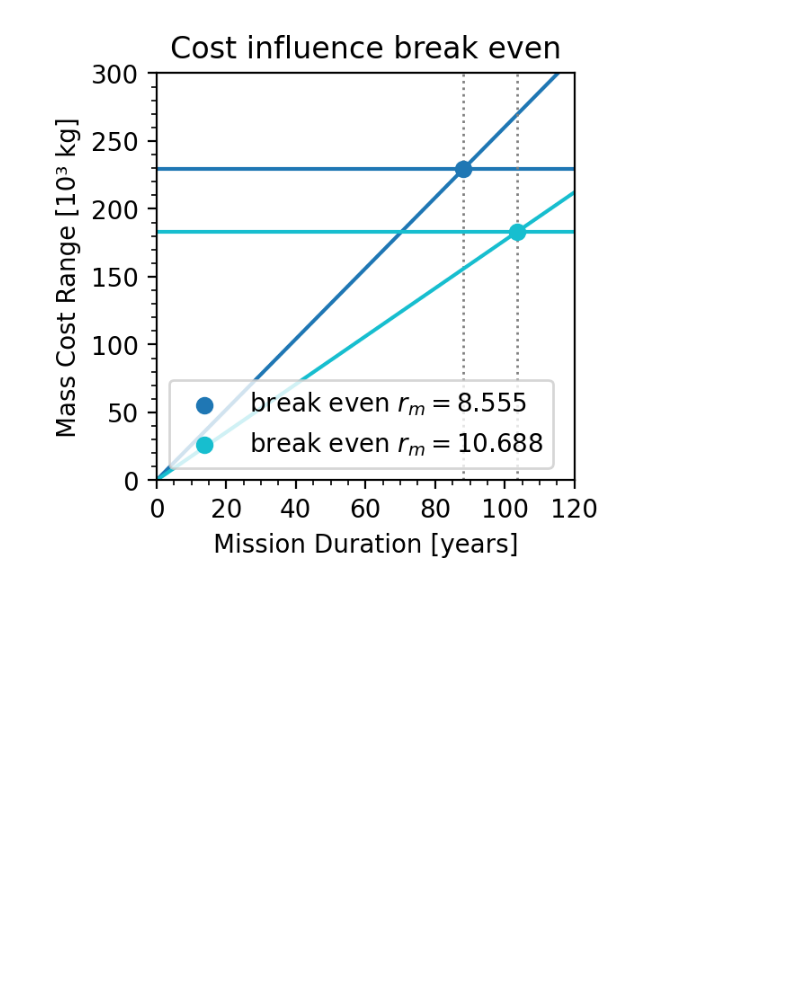
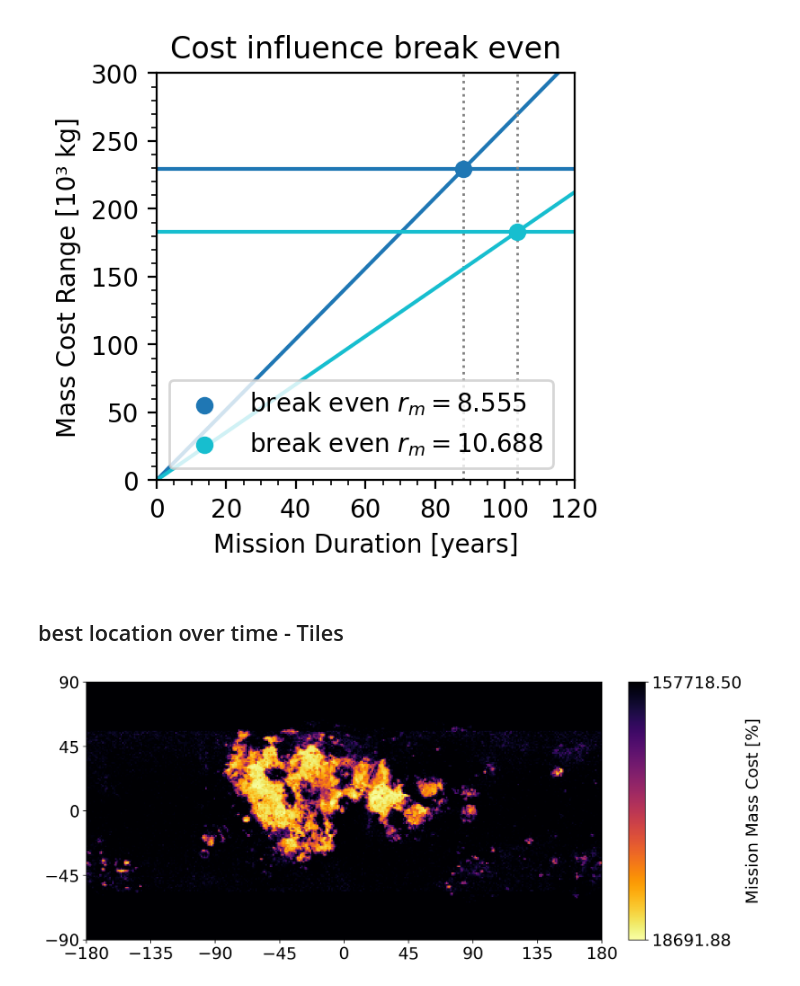
Before and after one commit to Sven-J-Steinert/10.3389-frspt.2024.1352213, a Jupyter notebook: C_Joined_model.ipynb, the cells around one changed output. Drawn from its saved outputs; the diff is of its cells as text; code cells hidden in the pictures; blank space fills up the shorter version.

Commit message:
best mission locations

```diff
--- a/C_Joined_model.ipynb
+++ b/C_Joined_model.ipynb
@@ -434,3 +291,5 @@ plt.show()
 # after 2080 years it has a higher influence range
 # %% [output]
 [figure]
+# %% [markdown]
+## best location over time - Tiles
@@ -436,0 +328,29 @@ plt.show()
+# %%
+# downsample into square tiles
+
+tile_size = 1 # [deg]
+
+Lat_res = int(180 / tile_size)
+Lon_res = int(360 / tile_size)
+dsize_tiles = (Lon_res,Lat_res)
+
+def tile_down(img):
+    # settled on INTER_AREA interpolation after comparison
+    new_img = cv2.resize(img, dsize=dsize_tiles, interpolation=cv2.INTER_AREA)
+    return new_img
+
+
+ISRU_tiled = tile_down(ISRU_data_resized)
+
+Tile_Total_1_5_0  = tile_down(Total_1_5_0)
+Tile_Total_1_5_10 = tile_down(Total_1_5_10)
+Tile_Total_1_5_20 = tile_down(Total_1_5_20)
+
+# not used - no gain of information
+Tile_Total_2_5_0  = tile_down(Total_2_5_0)
+Tile_Total_2_5_10 = tile_down(Total_2_5_10)
+Tile_Total_2_5_20 = tile_down(Total_2_5_20)
+# %%
+plot_map(ISRU_tiled,1,'Mission Mass Cost [%]',(-90,90),(-180,180),cmap=revinferno,i_steps=np.array([]),silent=True,labelsize=18)
+# %% [output]
+[figure, added]
```
Also changed, not shown: parts of 19 cells of this notebook.
